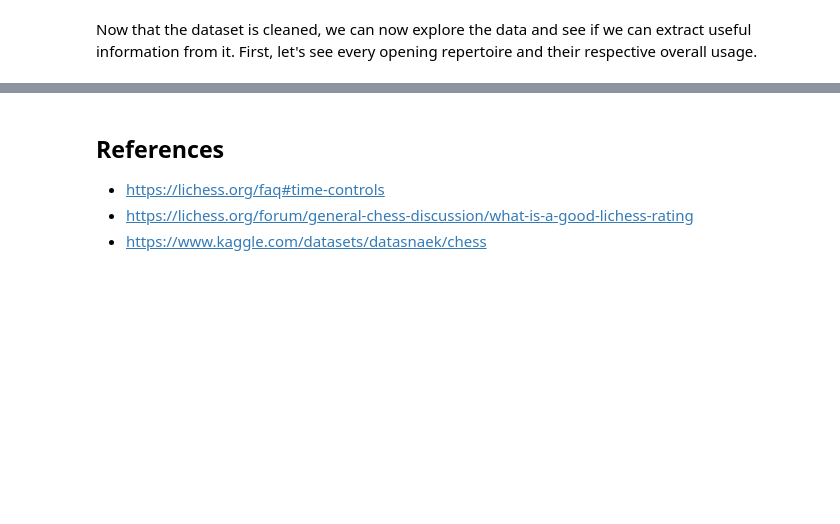
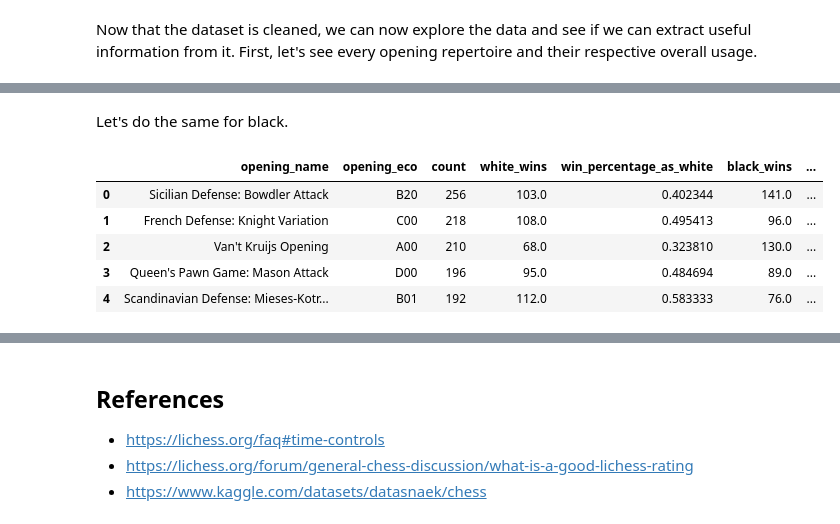
Before and after one commit to HappyPetDog/chess-opening-repertoire, a Jupyter notebook: chess-opening.ipynb, the cells around one changed output, grey strips where cells are left out. Drawn from its saved outputs; the diff is of its cells as text; code cells hidden in the pictures; blank space fills up the shorter version.

```diff
--- a/chess-opening.ipynb
+++ b/chess-opening.ipynb
@@ -232,0 +247,16 @@ In Chess, there are lots of variations for each of the opening repertoire. Let's
+# %% [markdown]
+Let's do the same for black.
+# %%
+df_black_wins = df[df['winner'] == 'black']
+black_wins_per_opening = df_black_wins.groupby(['opening_name', 'opening_eco']).size().reset_index(name='black_wins')
+df_opening_usage = df_opening_usage.merge(black_wins_per_opening, on=['opening_name', 'opening_eco'], how='left')
+df_opening_usage['black_wins'].fillna(0, inplace=True)
+df_opening_usage['win_percentage_as_black'] = df_opening_usage['black_wins'] / df_opening_usage['count']
+df_opening_usage.head()
+# %% [output]
+|  | opening_name | opening_eco | count | white_wins | win_percentage_as_white | black_wins | ... |
+| 0 | Sicilian Defense: Bowdler Attack | B20 | 256 | 103.0 | 0.402344 | 141.0 | ... |
+| 1 | French Defense: Knight Variation | C00 | 218 | 108.0 | 0.495413 | 96.0 | ... |
+| 2 | Van't Kruijs Opening | A00 | 210 | 68.0 | 0.323810 | 130.0 | ... |
+| 3 | Queen's Pawn Game: Mason Attack | D00 | 196 | 95.0 | 0.484694 | 89.0 | ... |
+| 4 | Scandinavian Defense: Mieses-Kotr... | B01 | 192 | 112.0 | 0.583333 | 76.0 | ... |
```
Also changed, not shown: parts of 9 cells of this notebook.
